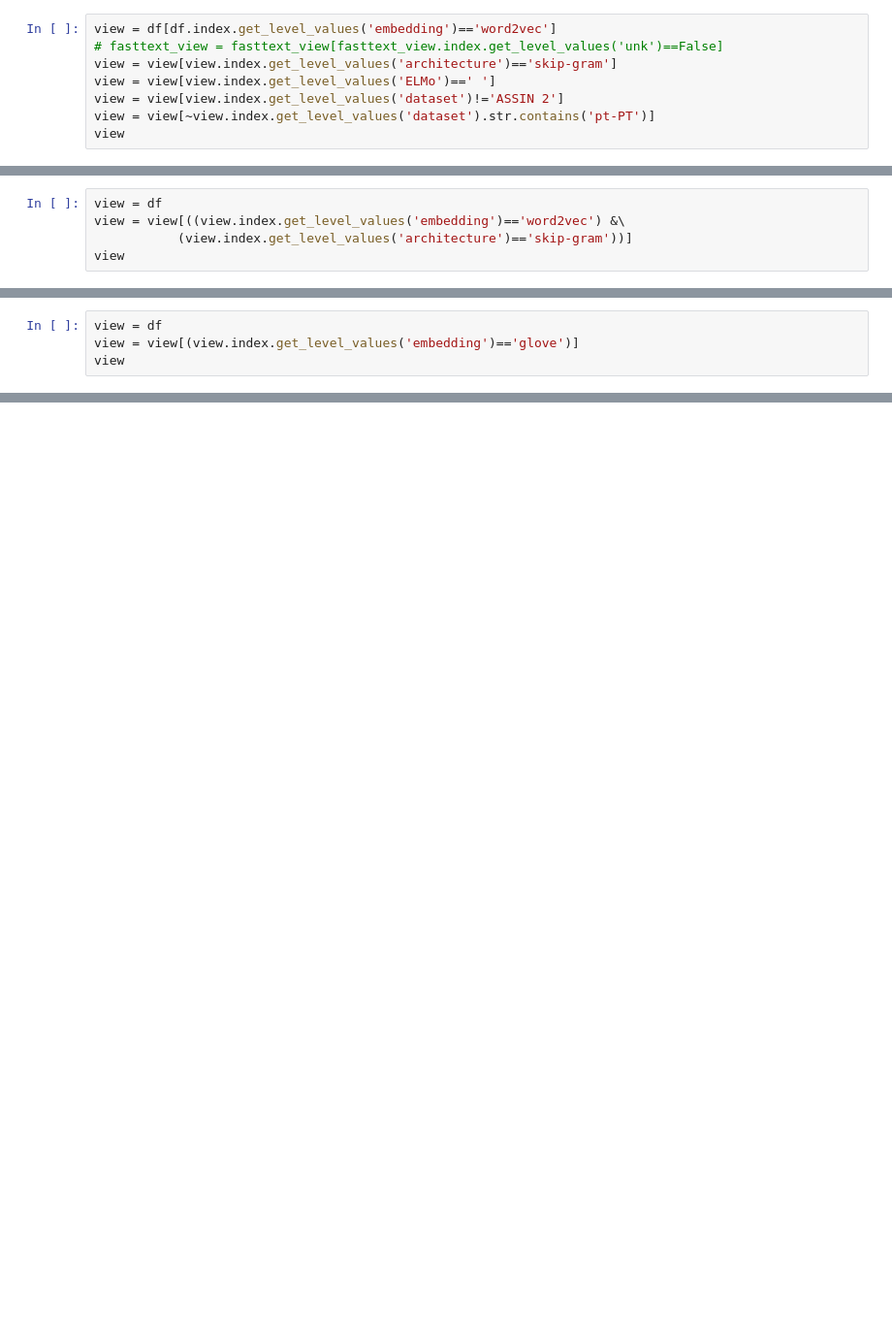
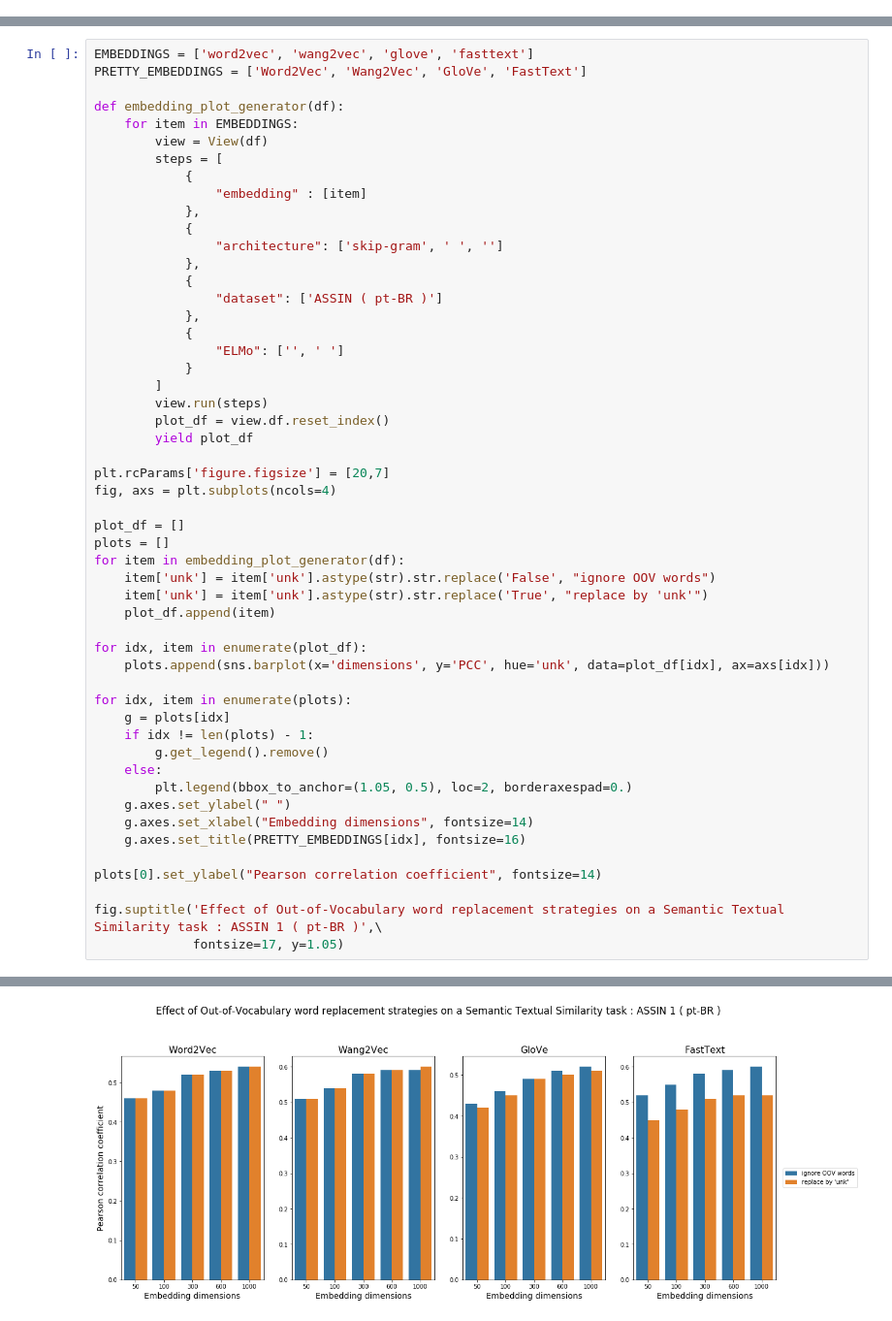
Before and after one commit to ruanchaves/elmo, a Jupyter notebook: notebooks/views.ipynb, the cells around one changed output, grey strips where cells are left out. Shown: that part at 97% size. Cells and saved outputs as stored; diff of their text form; blank space fills up the shorter version.

```diff
--- a/notebooks/views.ipynb
+++ b/notebooks/views.ipynb
@@ -140,8 +78,0 @@ ASSIN ( pt-BR ) &   & fasttext & False & skip-gram & 50   &  0.52 &  0.55 \\
-# %%
-view = df[df.index.get_level_values('embedding')=='word2vec']
-# fasttext_view = fasttext_view[fasttext_view.index.get_level_values('unk')==False]
-view = view[view.index.get_level_values('architecture')=='skip-gram']
-view = view[view.index.get_level_values('ELMo')==' ']
-view = view[view.index.get_level_values('dataset')!='ASSIN 2']
-view = view[~view.index.get_level_values('dataset').str.contains('pt-PT')]
-view
@@ -348,5 +78,0 @@ ASSIN 2 & wiki &   &  &   &   &  0.55 &  0.80 \\
-# %%
-view = df
-view = view[((view.index.get_level_values('embedding')=='word2vec') &\
-           (view.index.get_level_values('architecture')=='skip-gram'))]
-view
@@ -368,4 +78,0 @@ view
-# %%
-view = df
-view = view[(view.index.get_level_values('embedding')=='glove')]
-view
@@ -386,0 +79,53 @@ view
+# %%
+EMBEDDINGS = ['word2vec', 'wang2vec', 'glove', 'fasttext']
+PRETTY_EMBEDDINGS = ['Word2Vec', 'Wang2Vec', 'GloVe', 'FastText']
+
+def embedding_plot_generator(df):
+    for item in EMBEDDINGS:
+        view = View(df)
+        steps = [
+            {
+                "embedding" : [item]
+            },
+            {
+                "architecture": ['skip-gram', ' ', '']
+            },
+            {
+                "dataset": ['ASSIN ( pt-BR )']
+            },
+            {
+                "ELMo": ['', ' ']
+            }
+        ]
+        view.run(steps)
+        plot_df = view.df.reset_index()
+        yield plot_df
+
+plt.rcParams['figure.figsize'] = [20,7]
+fig, axs = plt.subplots(ncols=4)
+
+plot_df = []
+plots = []
+for item in embedding_plot_generator(df):
+    item['unk'] = item['unk'].astype(str).str.replace('False', "ignore OOV words")
+    item['unk'] = item['unk'].astype(str).str.replace('True', "replace by 'unk'")
+    plot_df.append(item)
+
+for idx, item in enumerate(plot_df):
+    plots.append(sns.barplot(x='dimensions', y='PCC', hue='unk', data=plot_df[idx], ax=axs[idx]))
+
+for idx, item in enumerate(plots):
+    g = plots[idx]
+    if idx != len(plots) - 1:
+        g.get_legend().remove()
+    else:
+        plt.legend(bbox_to_anchor=(1.05, 0.5), loc=2, borderaxespad=0.)
+    g.axes.set_ylabel(" ")
+    g.axes.set_xlabel("Embedding dimensions", fontsize=14)
+    g.axes.set_title(PRETTY_EMBEDDINGS[idx], fontsize=16)
+
+plots[0].set_ylabel("Pearson correlation coefficient", fontsize=14)
+
+fig.suptitle('Effect of Out-of-Vocabulary word replacement strategies on a Semantic Textual Similarity task : ASSIN 1 ( pt-BR )',\
+             fontsize=17, y=1.05)
+# %% [output]
@@ -386,0 +133 @@ view
+[figure, added]
```
Also changed, not shown: parts of 20 cells of this notebook, 10 other files.
